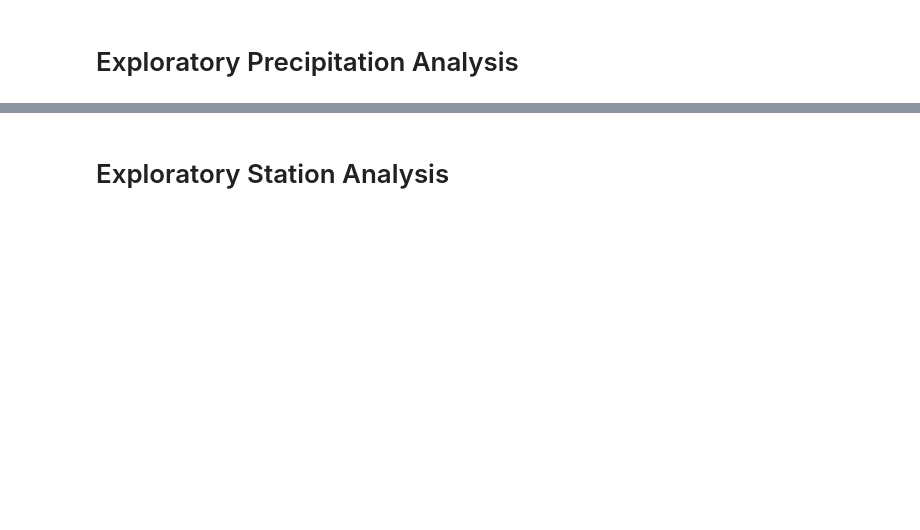
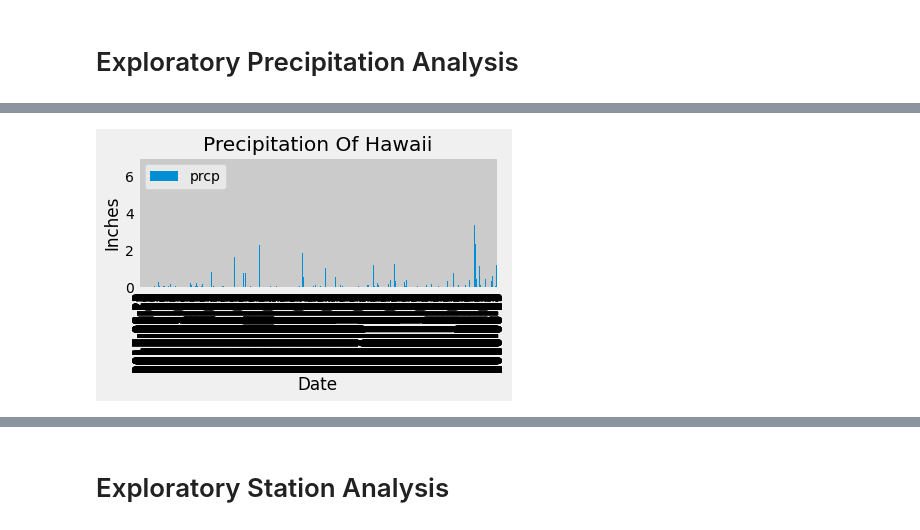
Before and after one commit to DuncanMPlate/sql_alchemy_challenge, a Jupyter notebook: climate_starter.ipynb, the cells around one changed output, grey strips where cells are left out. Saved outputs shown, nothing was run; the diff lists cells and outputs as text; code cells hidden in the pictures; blank space fills up the shorter version.

```diff
--- a/climate_starter.ipynb
+++ b/climate_starter.ipynb
@@ -104,6 +104,19 @@ results
 
 
 # Use Pandas Plotting with Matplotlib to plot the data
+# %%
+#rain = results.date
+
+results.plot(kind='bar')
+plt.ylabel('Inches')
+plt.xlabel('Date')
+plt.xticks(rotation=90)
+#plt.tick_params(axis='x', which='major', labelsize=5)
+plt.title('Precipitation Of Hawaii')
+plt.tight_layout()
+plt.show()
+# %% [output]
+[figure, added]
 # %%
 # Use Pandas to calcualte the summary statistics for the precipitation
 summary_stas = results.agg({'prcp' : ['mean', 'median', 'std', 'var', 'sem']})
```
Also changed, not shown: parts of 11 cells of this notebook.
